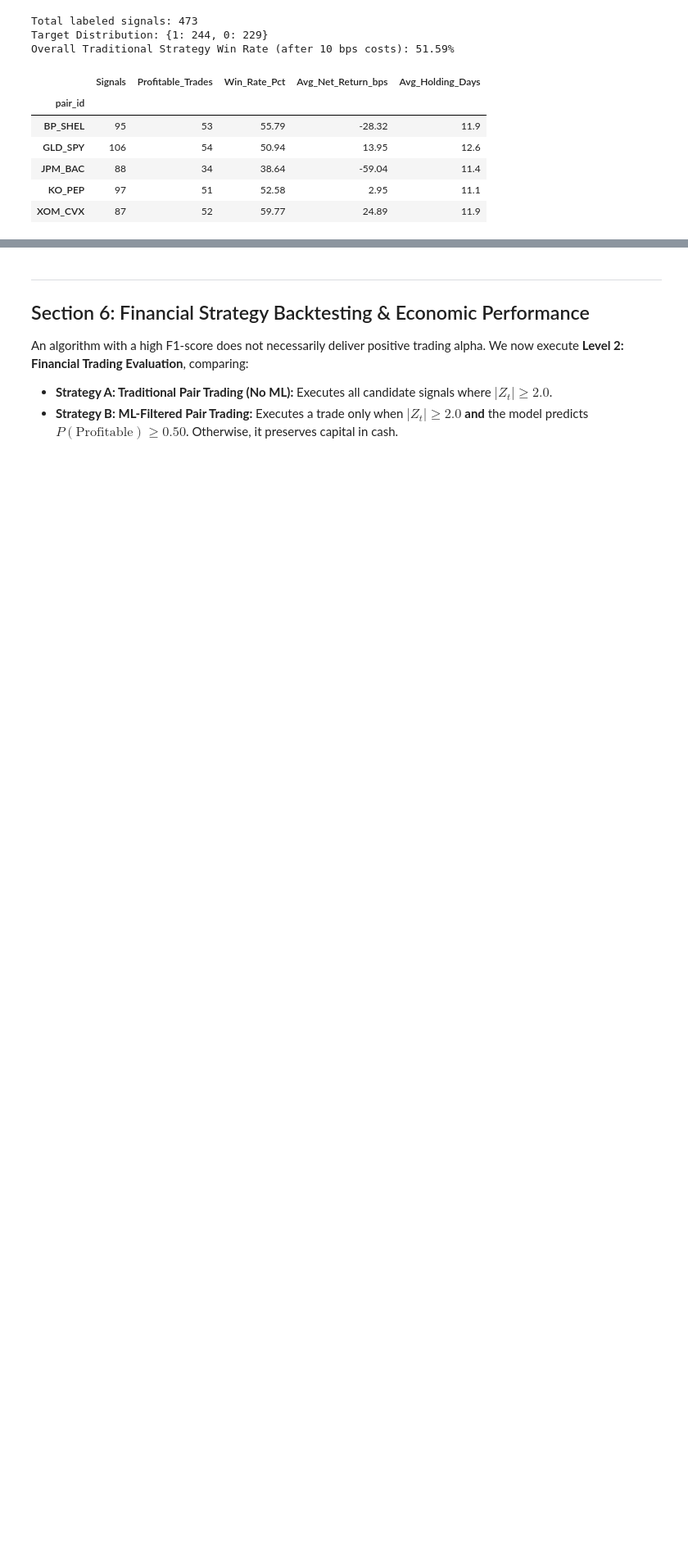
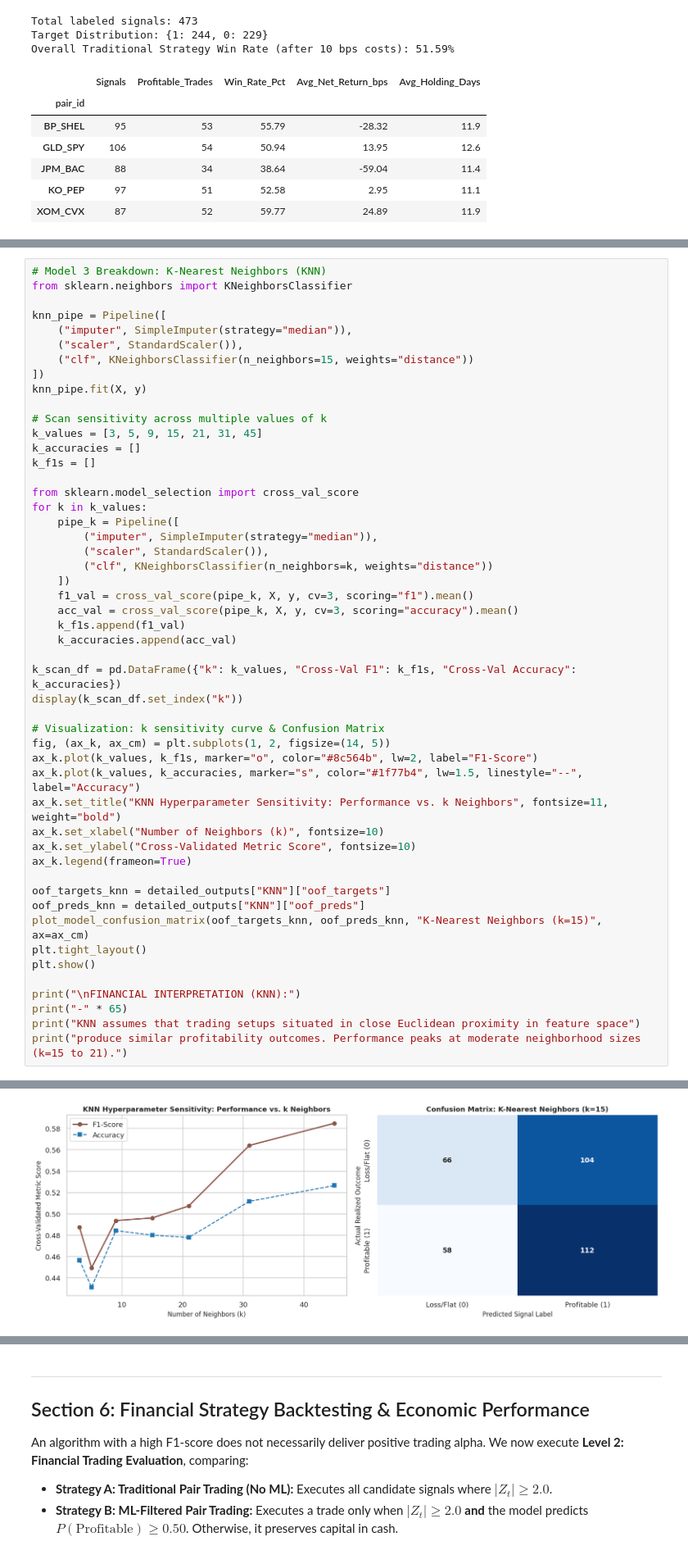
Before and after one commit to hi1r0/3rd-Semester-notes, a Jupyter notebook: ML/Assignment/pair_trading_ml_assignment.ipynb, the cells around one changed output, grey strips where cells are left out. Shown at 82% size. Cells and saved outputs as stored; diff of their text form; blank space fills up the shorter version.

```diff
--- a/ML/Assignment/pair_trading_ml_assignment.ipynb
+++ b/ML/Assignment/pair_trading_ml_assignment.ipynb
@@ -405,0 +570,51 @@ plt.show()
+# %%
+# Model 3 Breakdown: K-Nearest Neighbors (KNN)
+from sklearn.neighbors import KNeighborsClassifier
+
+knn_pipe = Pipeline([
+    ("imputer", SimpleImputer(strategy="median")),
+    ("scaler", StandardScaler()),
+    ("clf", KNeighborsClassifier(n_neighbors=15, weights="distance"))
+])
+knn_pipe.fit(X, y)
+
+# Scan sensitivity across multiple values of k
+k_values = [3, 5, 9, 15, 21, 31, 45]
+k_accuracies = []
+k_f1s = []
+
+from sklearn.model_selection import cross_val_score
+for k in k_values:
+    pipe_k = Pipeline([
+        ("imputer", SimpleImputer(strategy="median")),
+        ("scaler", StandardScaler()),
+        ("clf", KNeighborsClassifier(n_neighbors=k, weights="distance"))
+    ])
+    f1_val = cross_val_score(pipe_k, X, y, cv=3, scoring="f1").mean()
+    acc_val = cross_val_score(pipe_k, X, y, cv=3, scoring="accuracy").mean()
+    k_f1s.append(f1_val)
+    k_accuracies.append(acc_val)
+
+k_scan_df = pd.DataFrame({"k": k_values, "Cross-Val F1": k_f1s, "Cross-Val Accuracy": k_accuracies})
+display(k_scan_df.set_index("k"))
+
+# Visualization: k sensitivity curve & Confusion Matrix
+fig, (ax_k, ax_cm) = plt.subplots(1, 2, figsize=(14, 5))
+ax_k.plot(k_values, k_f1s, marker="o", color="#8c564b", lw=2, label="F1-Score")
+ax_k.plot(k_values, k_accuracies, marker="s", color="#1f77b4", lw=1.5, linestyle="--", label="Accuracy")
+ax_k.set_title("KNN Hyperparameter Sensitivity: Performance vs. k Neighbors", fontsize=11, weight="bold")
+ax_k.set_xlabel("Number of Neighbors (k)", fontsize=10)
+ax_k.set_ylabel("Cross-Validated Metric Score", fontsize=10)
+ax_k.legend(frameon=True)
+
+oof_targets_knn = detailed_outputs["KNN"]["oof_targets"]
+oof_preds_knn = detailed_outputs["KNN"]["oof_preds"]
+plot_model_confusion_matrix(oof_targets_knn, oof_preds_knn, "K-Nearest Neighbors (k=15)", ax=ax_cm)
+plt.tight_layout()
+plt.show()
+
+print("\nFINANCIAL INTERPRETATION (KNN):")
+print("-" * 65)
+print("KNN assumes that trading setups situated in close Euclidean proximity in feature space")
+print("produce similar profitability outcomes. Performance peaks at moderate neighborhood sizes (k=15 to 21).")
+# %% [output]
@@ -405,0 +630 @@ plt.show()
+[figure, added]
```
Also changed, not shown: parts of 23 cells of this notebook, 6 other files.
